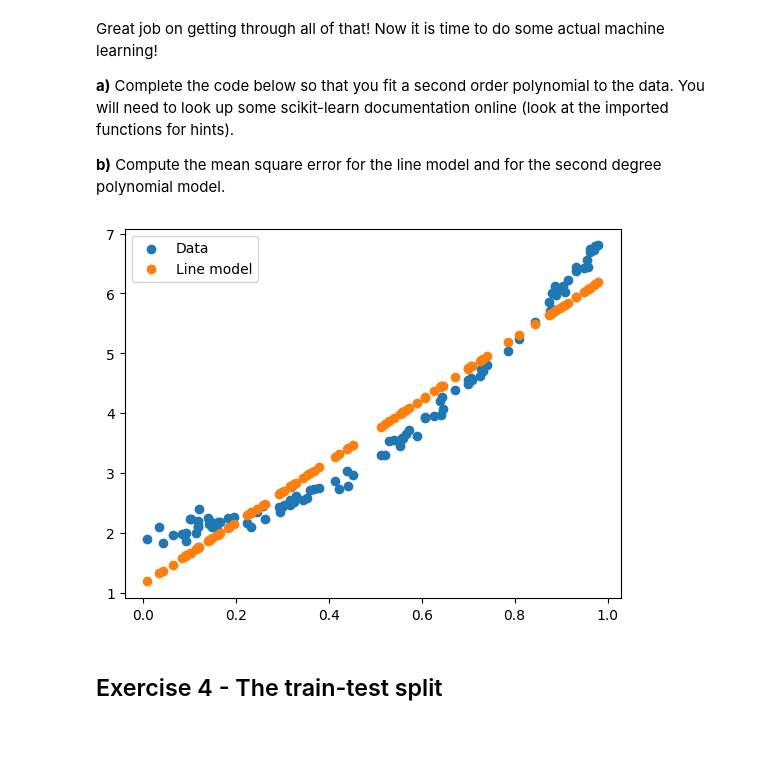
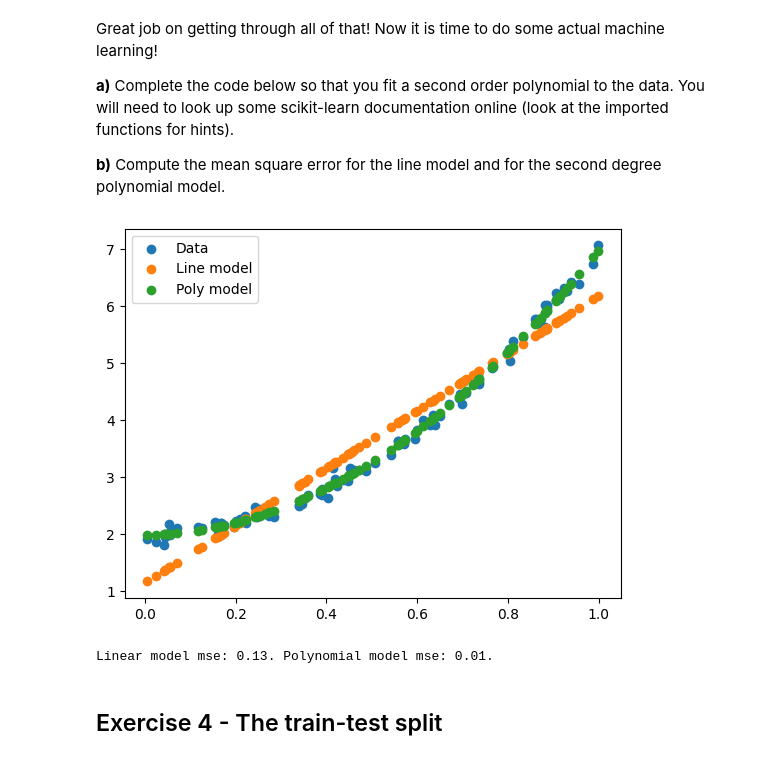
Before and after one commit to pravalsinghchawla/first-repository, a Jupyter notebook: exercisesweek34.ipynb, the cells around one changed output. Saved outputs shown, nothing was run; the diff lists cells and outputs as text; code cells hidden in the pictures.

```diff
--- a/exercisesweek34.ipynb
+++ b/exercisesweek34.ipynb
@@ -109,23 +109,28 @@ from sklearn.metrics import mean_squared_error
 # %%
 n = 100
 x = np.random.rand(n, 1)
 y = 2.0 + 5 * x**2 + 0.1 * np.random.randn(n, 1)
 
 line_model = LinearRegression().fit(x, y)
 line_predict = line_model.predict(x)
-#line_mse = ...
+line_mse = mean_squared_error(y,line_predict)
 
-#poly_features = ...
-#poly_model = LinearRegression().fit(..., y)
-#poly_predict = ...
-#poly_mse = ...
+poly_features = PolynomialFeatures(2)
+poly_x = poly_features.fit_transform(x)
+poly_model = LinearRegression().fit(poly_x, y)
+poly_predict = poly_model.predict(poly_x)
+poly_mse = mean_squared_error(y, poly_predict)
 
 plt.scatter(x, y, label = "Data")
 plt.scatter(x, line_predict, label = "Line model")
+plt.scatter(x, poly_predict, label = "Poly model")
 plt.legend()
 plt.show()
+
+print(f"Linear model mse: {line_mse:.2f}. Polynomial model mse: {poly_mse:.2f}.")
 # %% [output]
-[figure, old version]
+[figure, new version]
+Linear model mse: 0.13. Polynomial model mse: 0.01.
 # %% [markdown]
 ## Exercise 4 - The train-test split
 # %% [markdown]
```
Also changed, not shown: parts of 2 cells of this notebook.
